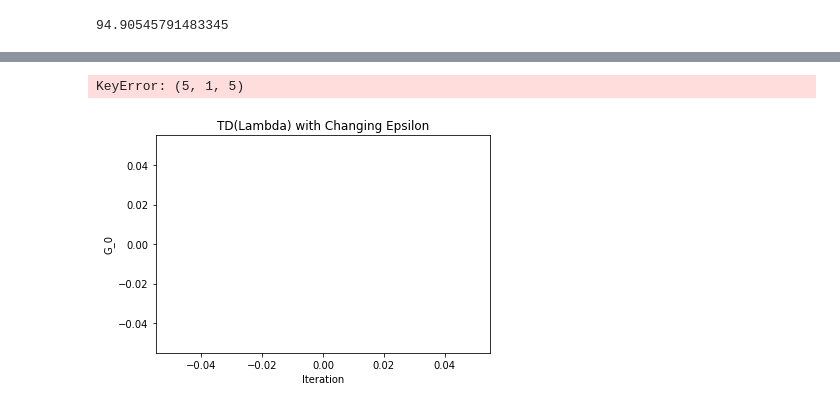
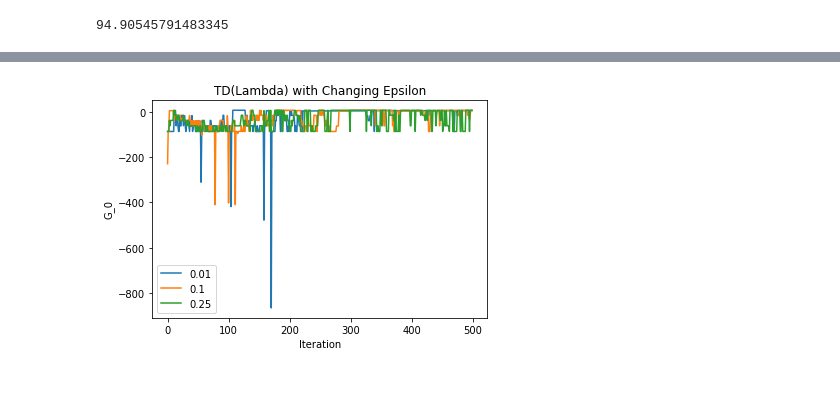
Before and after one commit to jadekhiev/MIE567, a Jupyter notebook: Project 2 - Model-free RL/Project 2-Copy1.ipynb, the cells around one changed output, grey strips where cells are left out. Saved outputs shown, nothing was run; the diff lists cells and outputs as text; code cells hidden in the pictures.

```diff
--- a/Project 2 - Model-free RL/Project 2-Copy1.ipynb
+++ b/Project 2 - Model-free RL/Project 2-Copy1.ipynb
@@ -182,7 +182,8 @@ class Flags:
                     (4,5,2):{'U':(4,4,2),'D':(4,5,2),'L':(4,5,1),'R':(4,5,3)},
                     (4,5,3):{'U':(4,4,3),'D':(4,5,3),'L':(4,5,2),'R':(4,5,4)},
                     (4,5,4):{'U':(4,4,4),'D':(4,5,4),'L':(4,5,3),'R':(4,5,5)},
-                    (4,5,5):{'U':(4,4,5),'D':(4,5,5),'L':(4,5,4),'R':(4,5,5)}
+                    (4,5,5):{'U':(4,4,5),'D':(4,5,5),'L':(4,5,4),'R':(4,5,5)},
+                    (5,1,5):{'U':(5,1,5),'D':(5,1,5),'L':(5,1,5),'R':(5,1,5)}
                     }
 
         return stateSpace[state][action]
@@ -593,13 +594,13 @@ class TdLambda:
         greedy_a = random.choice(topmoves)
         return greedy_a
 
-    def sample_epsilon_greedy(self):
+    def sample_epsilon_greedy(self, state):
     # takes a state of the MDP as argument and returns an action sampled
     # according to the epsilon-greedy policy defined by the epsilon parameter
     # set in the init method and the Q-values.
         choice = np.random.choice(['policy', 'rand'], p = [(1-self.epsilon), self.epsilon])
         if choice == 'policy':
-            action = self.sample_greedy(self.state)
+            action = self.sample_greedy(state)
         else:
             action = random.choice(self.domain.actions())
         return action
@@ -616,7 +617,6 @@ class TdLambda:
         R = []
         i = 0
 
-
         # run the episode to collect data
         while not terminal and i < 200:
             S = self.state
@@ -632,6 +632,10 @@ class TdLambda:
         # calculate G_0
         G_0 = 0
 
+        for i in range(len(R)):
+            G_0 = G_0 + R[i]*pow(self.gamma, i)
+        return G_0
+
     def train_episode(self):
     # Each algorithm has a main training loop that generates an episode from the MDP
     # according to the epsilon-greedy policy and uses this to update the Q-values.
@@ -640,16 +644,18 @@ class TdLambda:
         self.state = self.domain.initial_state()
         terminal = False
         i = 0
+        squiggle = 0
 
         S = self.state
-        a = self.sample_epsilon_greedy()
+        a = self.sample_epsilon_greedy(S)
 
         while (not terminal) and i < 200:
 
             S_next, reward = self.domain.transition(S, a)
-            a_next = self.sample_epsilon_greedy()
+            a_next = self.sample_epsilon_greedy(S_next)
 
             squiggle = reward + self.gamma*self.Q[S_next][a_next] - self.Q[S][a]
+            self.e[S][a] += 1
 
             for state in self.domain.get_all_states():
                 for action in self.domain.actions():
@@ -699,34 +705,33 @@ the mean/std of returns on the y-axis.
 # run your experiment. Here, you will have to initialize your domain, and the algorithm
 # with your parameter settings, and run your algorithm.
 
 def initialize_plot():
     plt.plot()
     plt.ylabel('G_0')
     plt.xlabel('Iteration')
     plt.title("TD(Lambda) with Changing Epsilon")
     return plt
 
 # run Q Learning algo here
 
 alpha = 0.3
 gamma = 0.99
 epsilon_rng = [0.01, 0.1, 0.25]
-epsilon = 0.1
+epsilon = 0.01
 lamda = 0.9
 
 flags = Flags()
 Q0_vals= {}
 plt = initialize_plot()
 
 for epsilon in epsilon_rng:
     td_lambda = TdLambda(flags, alpha, gamma, epsilon, lamda)
     progress = td_lambda.train_trial()
     Q0_vals[epsilon] = progress
-    plt.plot(Q0_vals[epsilon][:100], label = epsilon)
+    plt.plot(Q0_vals[epsilon], label = epsilon)
 
 
 plt.legend()
 plt.show()
 # %% [output]
-KeyError: (5, 1, 5)
-[figure, old version]
+[figure, new version]
```
Also changed, not shown: parts of 4 cells of this notebook.
